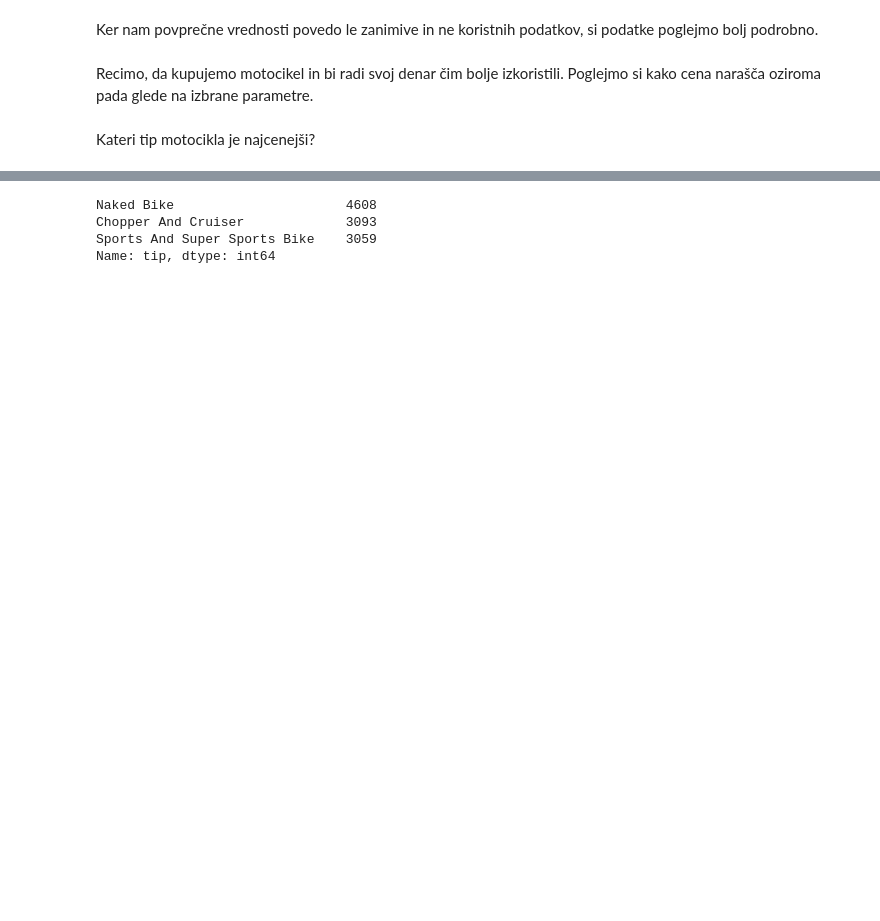
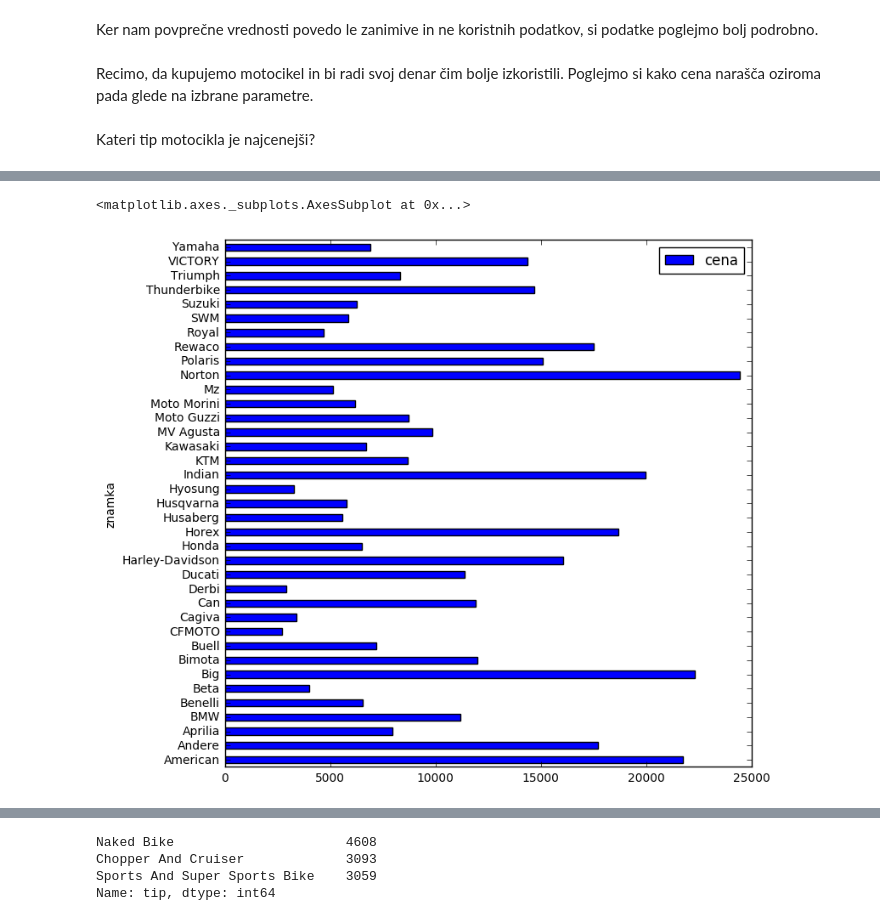
Before and after one commit to FMF-projects/rabljeni-motocikli, a Jupyter notebook: rabljeni_motocikli.ipynb, the cells around one changed output, grey strips where cells are left out. Cells and saved outputs as stored; diff of their text form; code cells hidden in the pictures; blank space fills up the shorter version.

```diff
--- a/rabljeni_motocikli.ipynb
+++ b/rabljeni_motocikli.ipynb
@@ -91 +100,7 @@ Kateri tip motocikla je najcenejši?
+# %%
+znamka = motocikli.groupby('znamka').mean()
+pd.DataFrame(znamka['cena']).plot(kind='barh', figsize=(8,8))
+# %% [output]
+<matplotlib.axes._subplots.AxesSubplot at 0x...>
+[figure, added]
 # %%
```
Also changed, not shown: parts of 23 cells of this notebook.
